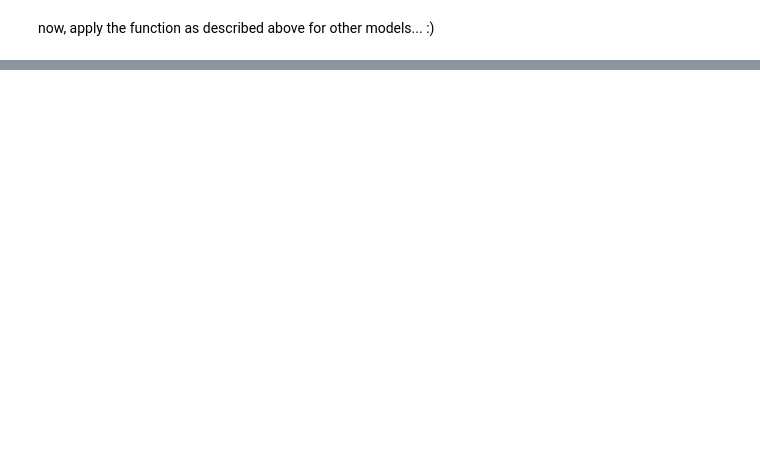
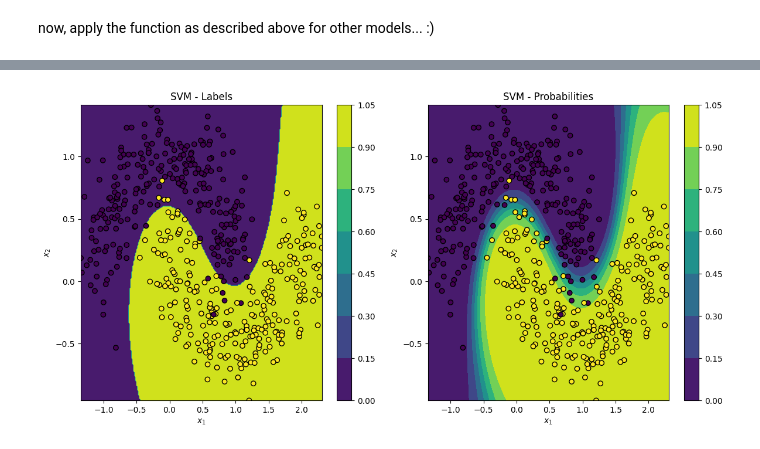
Before and after one commit to FritNik/MasterKL, a Jupyter notebook: Mathematical Methods of AI/Exercises/HandsOn06 SVMDT Feature Importance/3_decision_boundaries.ipynb, the cells around one changed output, grey strips where cells are left out. Saved outputs shown, nothing was run; the diff lists cells and outputs as text; code cells hidden in the pictures; blank space fills up the shorter version.

```diff
--- a/Mathematical Methods of AI/Exercises/HandsOn06 SVMDT Feature Importance/3_decision_boundaries.ipynb
+++ b/Mathematical Methods of AI/Exercises/HandsOn06 SVMDT Feature Importance/3_decision_boundaries.ipynb
@@ -83,0 +99,12 @@ now, apply the function as described above for other models... :)
+# %%
+from sklearn.svm import SVC
+
+
+decision_boundary(
+    SVC(
+    kernel="rbf", probability=True
+),
+    X,y,"SVM"
+)
+# %% [output]
+[figure, added]
```
Also changed, not shown: parts of 7 cells of this notebook, 4 other files.
